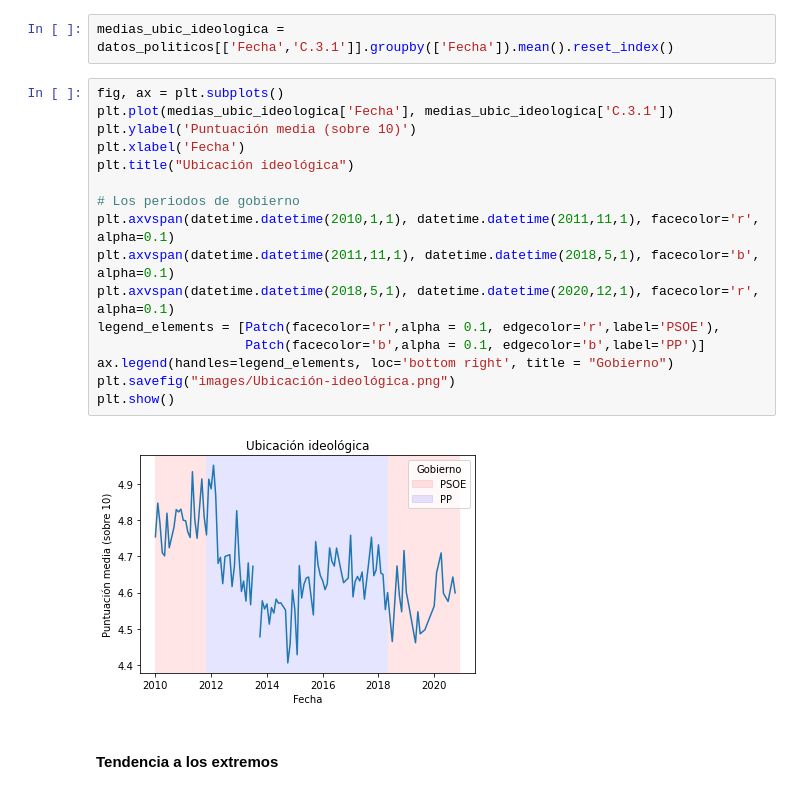
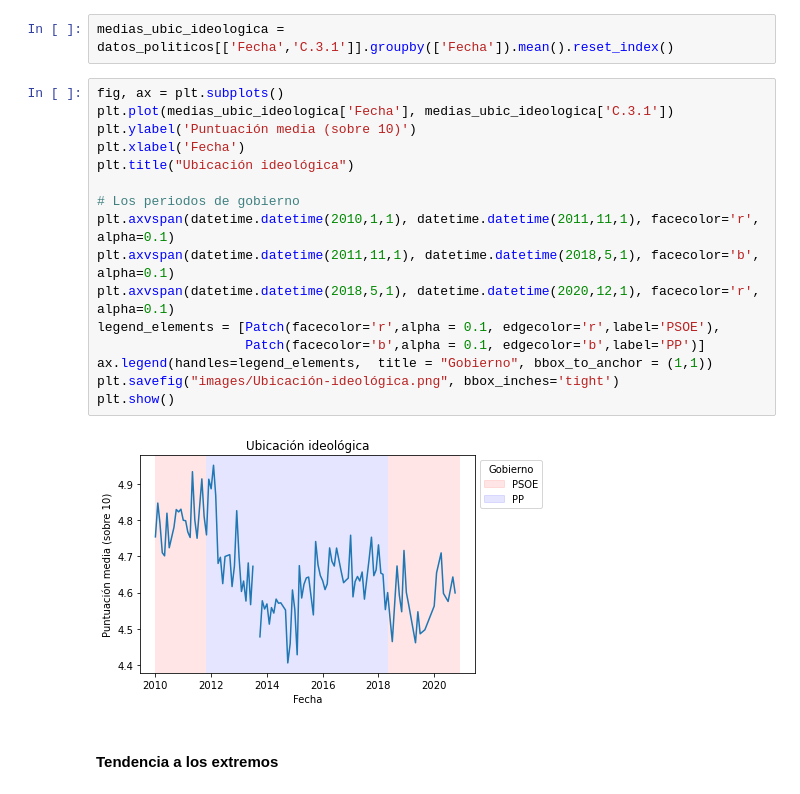
Before and after one commit to noriolg/social-polarization-spain, a Jupyter notebook: EstudioInicial.ipynb, the cells around one changed output. Cells and saved outputs as stored; diff of their text form.

```diff
--- a/EstudioInicial.ipynb
+++ b/EstudioInicial.ipynb
@@ -427,21 +427,21 @@ medias_ubic_ideologica = datos_politicos[['Fecha','C.3.1']].groupby(['Fecha']).m
 # %%
 fig, ax = plt.subplots()
 plt.plot(medias_ubic_ideologica['Fecha'], medias_ubic_ideologica['C.3.1'])
 plt.ylabel('Puntuación media (sobre 10)')
 plt.xlabel('Fecha')
 plt.title("Ubicación ideológica")
 
 # Los periodos de gobierno
 plt.axvspan(datetime.datetime(2010,1,1), datetime.datetime(2011,11,1), facecolor='r', alpha=0.1)
 plt.axvspan(datetime.datetime(2011,11,1), datetime.datetime(2018,5,1), facecolor='b', alpha=0.1)
 plt.axvspan(datetime.datetime(2018,5,1), datetime.datetime(2020,12,1), facecolor='r', alpha=0.1)
 legend_elements = [Patch(facecolor='r',alpha = 0.1, edgecolor='r',label='PSOE'),
                    Patch(facecolor='b',alpha = 0.1, edgecolor='b',label='PP')]
-ax.legend(handles=legend_elements, loc='bottom right', title = "Gobierno")
-plt.savefig("images/Ubicación-ideológica.png")
+ax.legend(handles=legend_elements,  title = "Gobierno", bbox_to_anchor = (1,1))
+plt.savefig("images/Ubicación-ideológica.png", bbox_inches='tight')
 plt.show()
 # %% [output]
-[figure, old version]
+[figure, new version]
 # %% [markdown]
 #### Tendencia a los extremos
 # %% [markdown]
```
Also changed, not shown: parts of 7 cells of this notebook, 8 other files.
